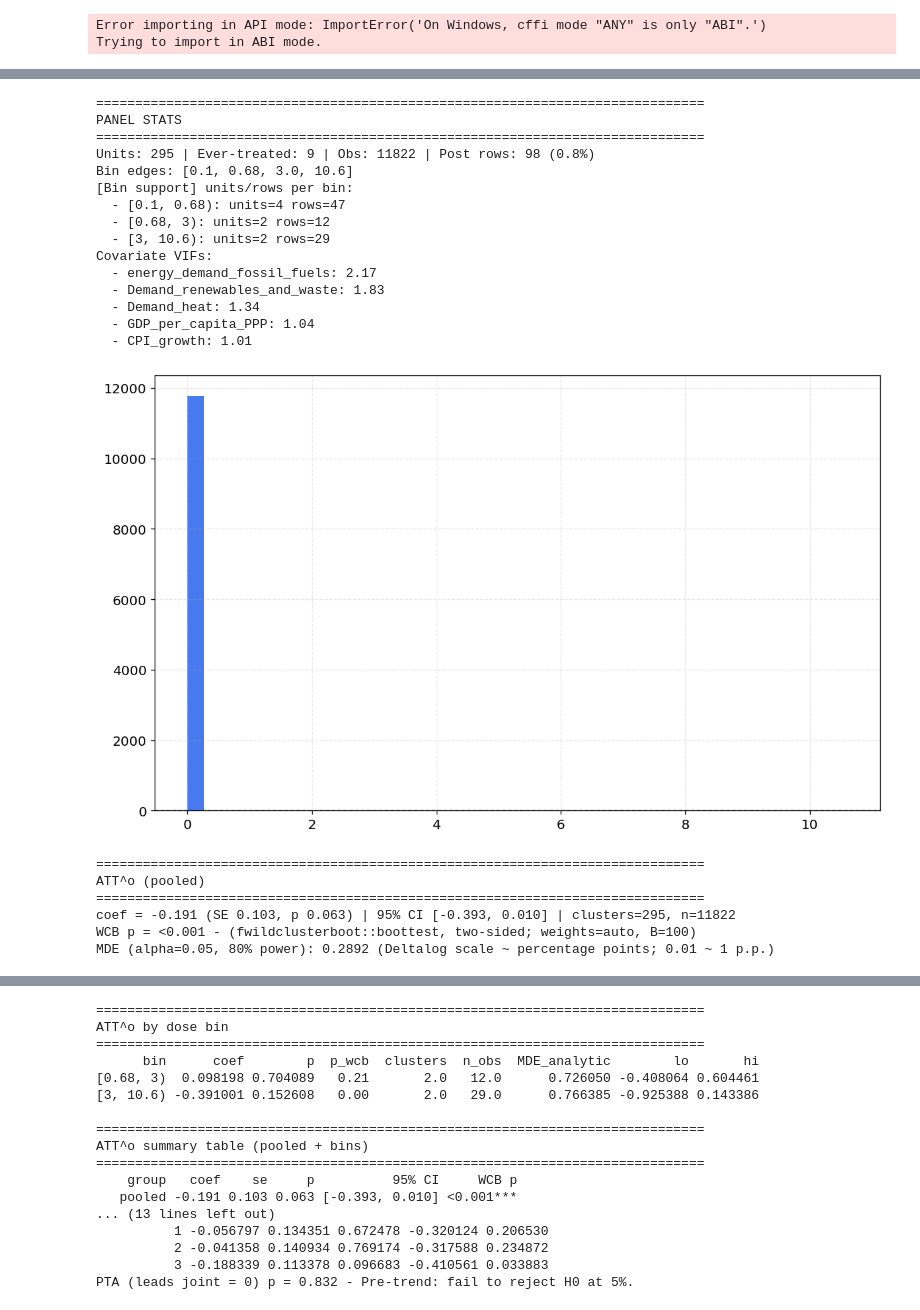
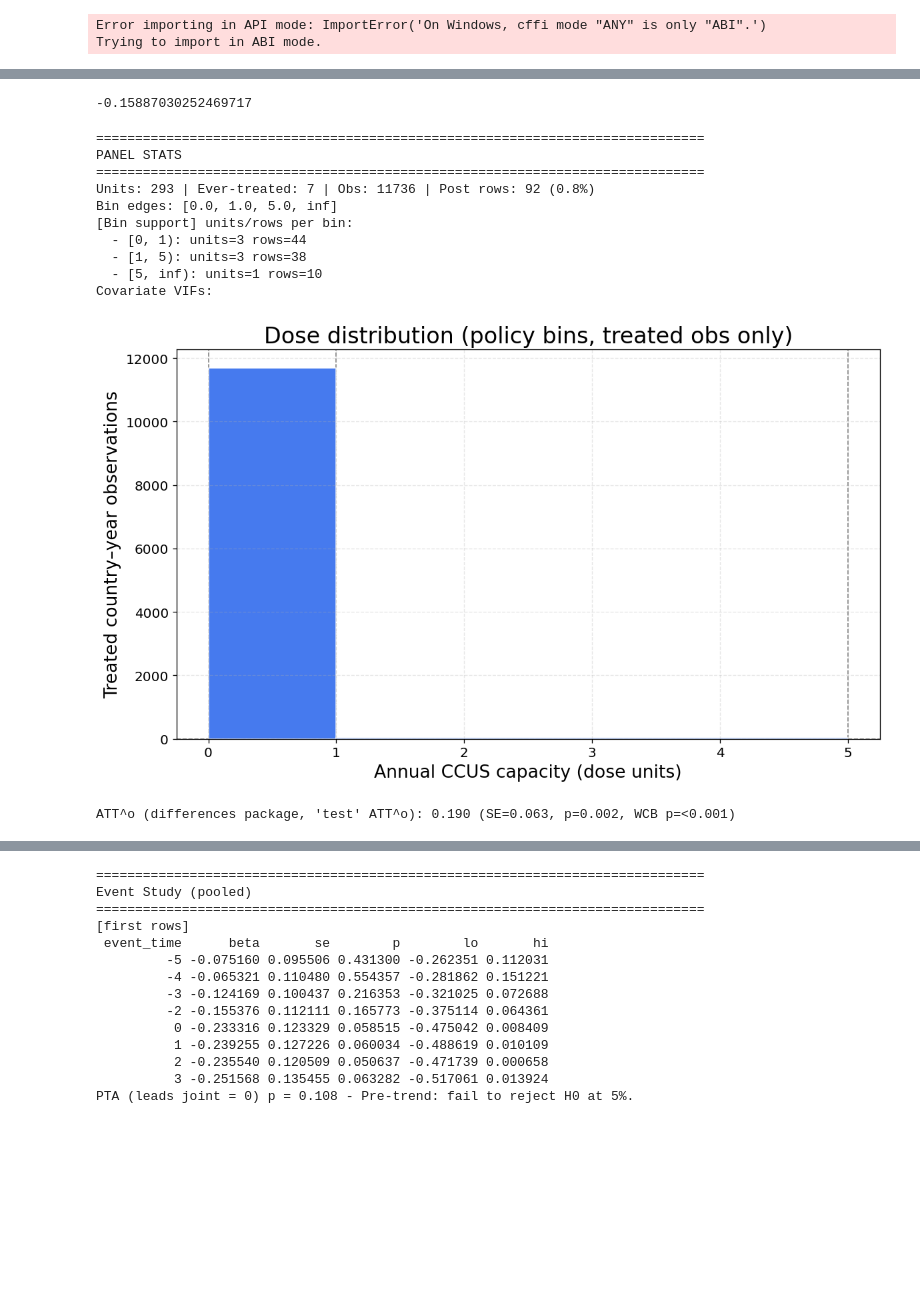
Before and after one commit to RobbieSoutham/DiD-Study, a Jupyter notebook: Untitled.ipynb, the cells around one changed output, grey strips where cells are left out. Cells and saved outputs as stored; diff of their text form; code cells hidden in the pictures; blank space fills up the shorter version.

```diff
--- a/Untitled.ipynb
+++ b/Untitled.ipynb
@@ -175,0 +906,4 @@ results.es_wcb_p
+# %%
+print(coefs['beta'].mean())
+# %% [output]
+-0.15887030252469717
@@ -176,27 +912,17 @@ results.es_wcb_p
 # %%
 from did_study.reporting.summary import print_and_plot_summary, study_printable_from_didstudy
 a = study_printable_from_didstudy(results)
-print_and_plot_summary(a, make_combo=True)
+print_and_plot_summary(a, make_combo=True, estimate='differenced')
 # %% [output]
 ==============================================================================
 PANEL STATS
 ==============================================================================
-Units: 295 | Ever-treated: 9 | Obs: 11822 | Post rows: 98 (0.8%)
-Bin edges: [0.1, 0.68, 3.0, 10.6]
+Units: 293 | Ever-treated: 7 | Obs: 11736 | Post rows: 92 (0.8%)
+Bin edges: [0.0, 1.0, 5.0, inf]
 [Bin support] units/rows per bin:
-  - [0.1, 0.68): units=4 rows=47
-  - [0.68, 3): units=2 rows=12
-  - [3, 10.6): units=2 rows=29
+  - [0, 1): units=3 rows=44
+  - [1, 5): units=3 rows=38
+  - [5, inf): units=1 rows=10
 Covariate VIFs:
-  - energy_demand_fossil_fuels: 2.17
-  - Demand_renewables_and_waste: 1.83
-  - Demand_heat: 1.34
-  - GDP_per_capita_PPP: 1.04
-  - CPI_growth: 1.01
-[figure, old version]
+[figure, new version]
-==============================================================================
-ATT^o (pooled)
-==============================================================================
-coef = -0.191 (SE 0.103, p 0.063) | 95% CI [-0.393, 0.010] | clusters=295, n=11822
-WCB p = <0.001 - (fwildclusterboot::boottest, two-sided; weights=auto, B=100)
-MDE (alpha=0.05, 80% power): 0.2892 (Deltalog scale ~ percentage points; 0.01 ~ 1 p.p.)
+ATT^o (differences package, 'test' ATT^o): 0.190 (SE=0.063, p=0.002, WCB p=<0.001)
@@ -204,17 +930,14 @@ MDE (alpha=0.05, 80% power): 0.2892 (Deltalog scale ~ percentage points; 0.01 ~
 ==============================================================================
-ATT^o by dose bin
+Event Study (pooled)
 ==============================================================================
-      bin      coef        p  p_wcb  clusters  n_obs  MDE_analytic        lo       hi
-[0.68, 3)  0.098198 0.704089   0.21       2.0   12.0      0.726050 -0.408064 0.604461
-[3, 10.6) -0.391001 0.152608   0.00       2.0   29.0      0.766385 -0.925388 0.143386
-
-==============================================================================
-ATT^o summary table (pooled + bins)
-==============================================================================
-    group   coef    se     p          95% CI     WCB p
-   pooled -0.191 0.103 0.063 [-0.393, 0.010] <0.001***
-... (13 lines left out)
-          1 -0.056797 0.134351 0.672478 -0.320124 0.206530
-          2 -0.041358 0.140934 0.769174 -0.317588 0.234872
-          3 -0.188339 0.113378 0.096683 -0.410561 0.033883
-PTA (leads joint = 0) p = 0.832 - Pre-trend: fail to reject H0 at 5%.
+[first rows]
+ event_time      beta       se        p        lo       hi
+         -5 -0.075160 0.095506 0.431300 -0.262351 0.112031
+         -4 -0.065321 0.110480 0.554357 -0.281862 0.151221
+         -3 -0.124169 0.100437 0.216353 -0.321025 0.072688
+         -2 -0.155376 0.112111 0.165773 -0.375114 0.064361
+          0 -0.233316 0.123329 0.058515 -0.475042 0.008409
+          1 -0.239255 0.127226 0.060034 -0.488619 0.010109
+          2 -0.235540 0.120509 0.050637 -0.471739 0.000658
+          3 -0.251568 0.135455 0.063282 -0.517061 0.013924
+PTA (leads joint = 0) p = 0.108 - Pre-trend: fail to reject H0 at 5%.
```
Also changed, not shown: parts of 43 cells of this notebook, 21 other files.
